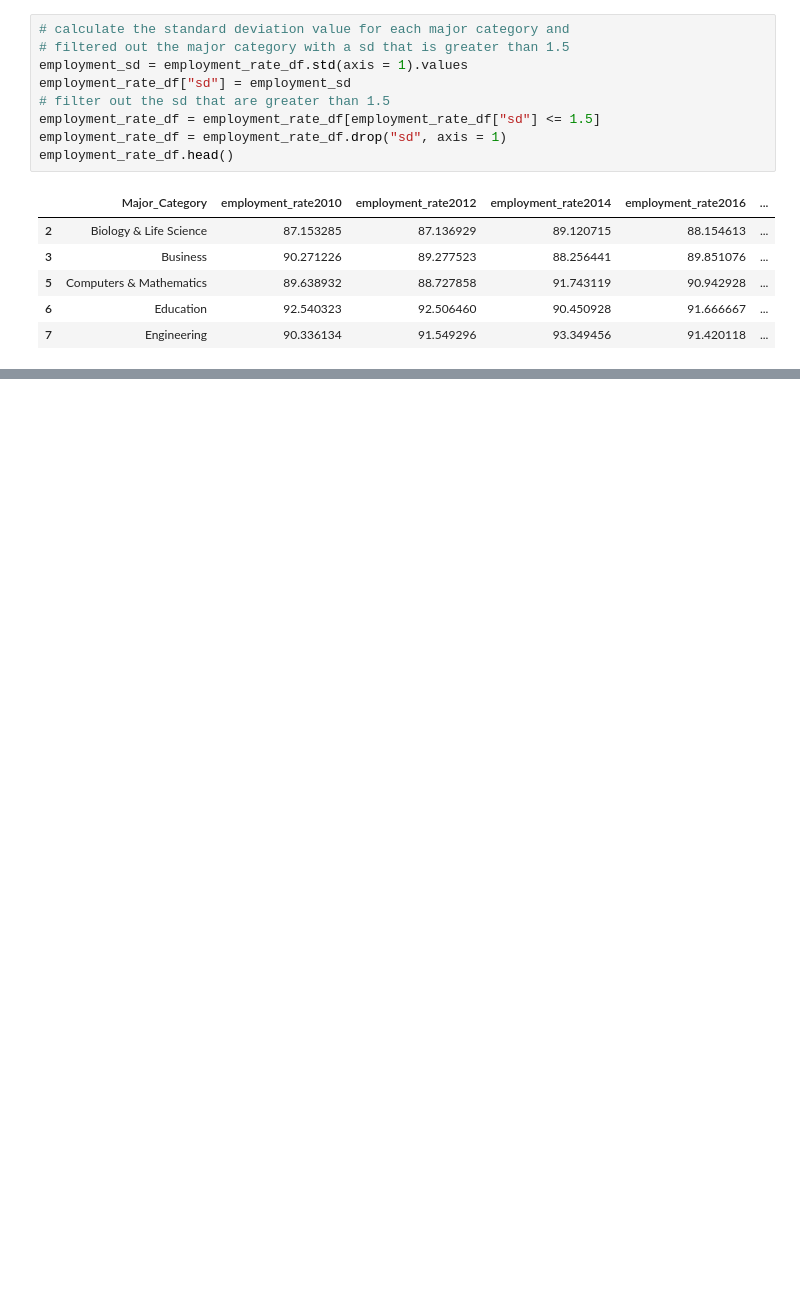
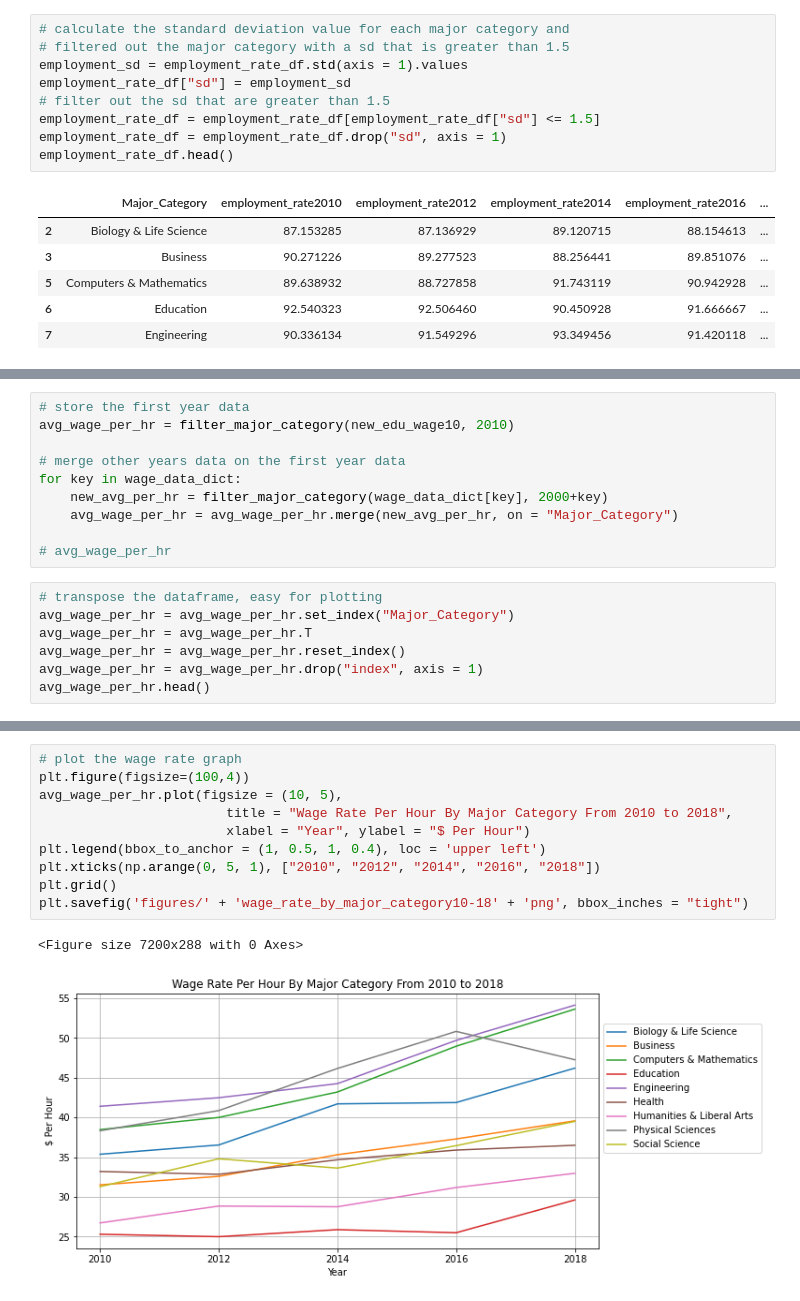
Before and after one commit to UCB-stat-159-s22/hw07-Group21, a Jupyter notebook: stephen-analysis.ipynb, the cells around one changed output, grey strips where cells are left out. Saved outputs shown, nothing was run; the diff lists cells and outputs as text; blank space fills up the shorter version.

```diff
--- a/stephen-analysis.ipynb
+++ b/stephen-analysis.ipynb
@@ -192,0 +201,17 @@ recent_grad_stats14.head()
+# %%
+# store the first year data
+avg_wage_per_hr = filter_major_category(new_edu_wage10, 2010)
+
+# merge other years data on the first year data
+for key in wage_data_dict:
+    new_avg_per_hr = filter_major_category(wage_data_dict[key], 2000+key)
+    avg_wage_per_hr = avg_wage_per_hr.merge(new_avg_per_hr, on = "Major_Category")
+
+# avg_wage_per_hr
+# %%
+# transpose the dataframe, easy for plotting
+avg_wage_per_hr = avg_wage_per_hr.set_index("Major_Category")
+avg_wage_per_hr = avg_wage_per_hr.T
+avg_wage_per_hr = avg_wage_per_hr.reset_index()
+avg_wage_per_hr = avg_wage_per_hr.drop("index", axis = 1)
+avg_wage_per_hr.head()
@@ -192,0 +225,13 @@ recent_grad_stats14.head()
+# %%
+# plot the wage rate graph
+plt.figure(figsize=(100,4))
+avg_wage_per_hr.plot(figsize = (10, 5),
+                        title = "Wage Rate Per Hour By Major Category From 2010 to 2018",
+                        xlabel = "Year", ylabel = "$ Per Hour")
+plt.legend(bbox_to_anchor = (1, 0.5, 1, 0.4), loc = 'upper left')
+plt.xticks(np.arange(0, 5, 1), ["2010", "2012", "2014", "2016", "2018"])
+plt.grid()
+plt.savefig('figures/' + 'wage_rate_by_major_category10-18' + 'png', bbox_inches = "tight")
+# %% [output]
+<Figure size 7200x288 with 0 Axes>
+[figure, added]
```
Also changed, not shown: parts of 15 cells of this notebook.
